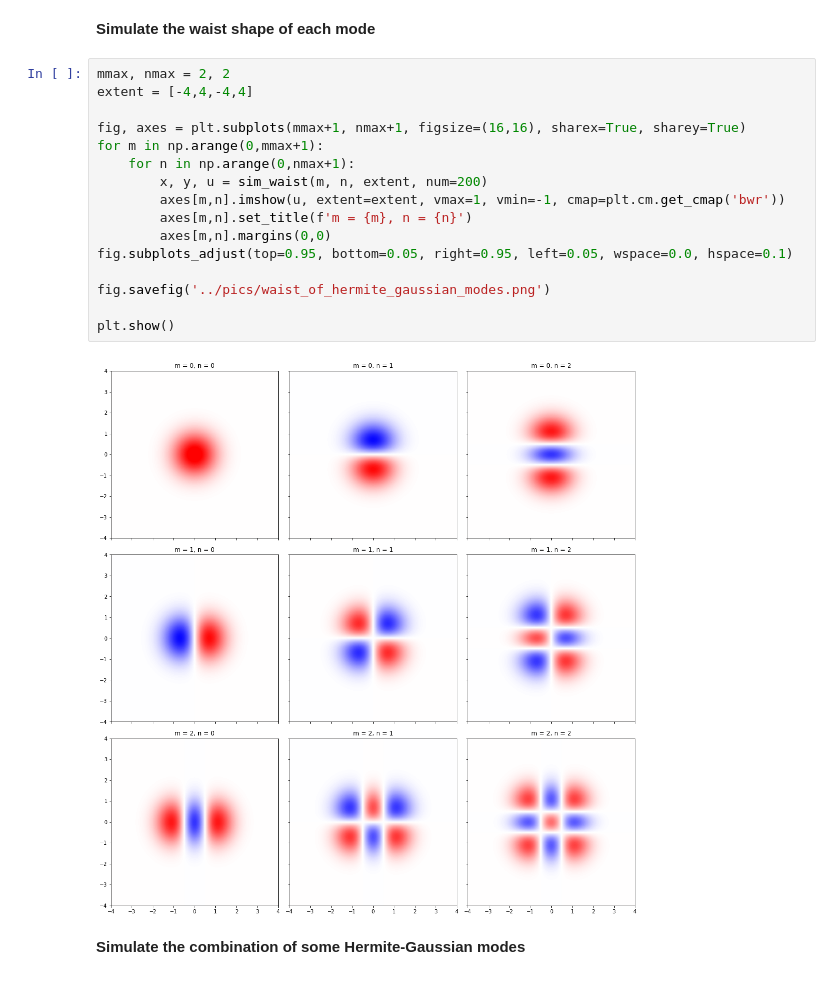
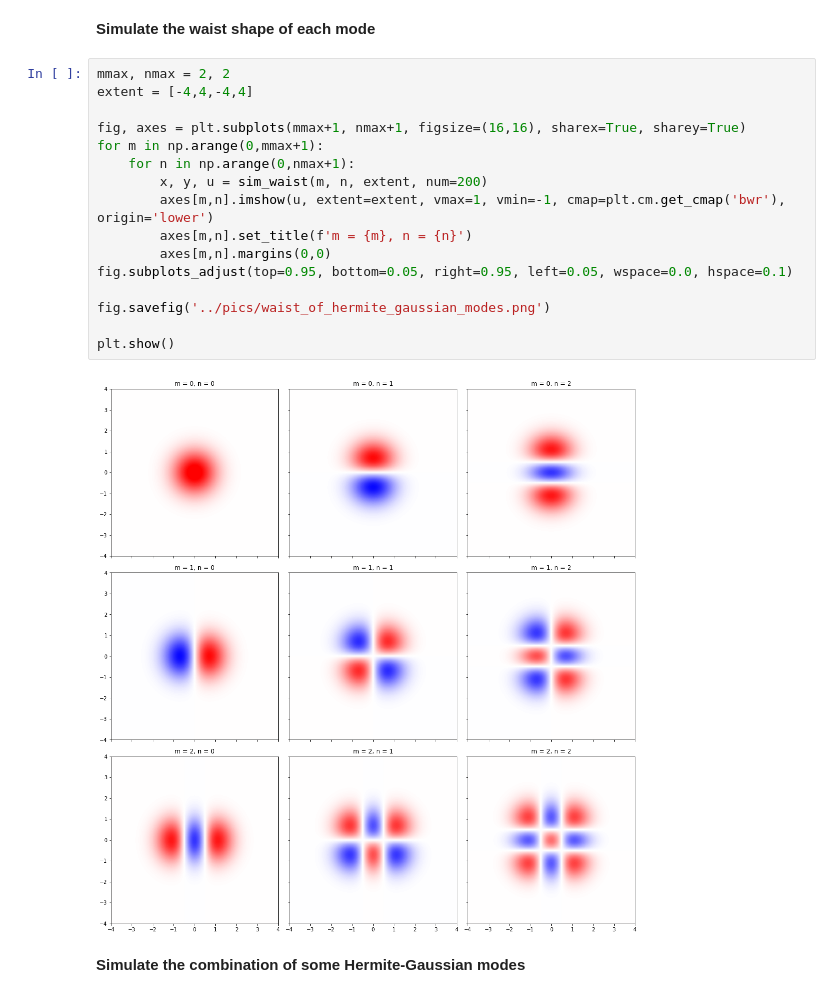
Before and after one commit to bobdadada/cavag, a Jupyter notebook: docs/_assets/notes/hermite_gaussian_beam.ipynb, the cells around one changed output. Drawn from its saved outputs; the diff is of its cells as text.

```diff
--- a/docs/_assets/notes/hermite_gaussian_beam.ipynb
+++ b/docs/_assets/notes/hermite_gaussian_beam.ipynb
@@ -33,21 +33,21 @@ def sim_waist(m, n, extent, num=100):
 # %%
 mmax, nmax = 2, 2
 extent = [-4,4,-4,4]
 
 fig, axes = plt.subplots(mmax+1, nmax+1, figsize=(16,16), sharex=True, sharey=True)
 for m in np.arange(0,mmax+1):
     for n in np.arange(0,nmax+1):
         x, y, u = sim_waist(m, n, extent, num=200)
-        axes[m,n].imshow(u, extent=extent, vmax=1, vmin=-1, cmap=plt.cm.get_cmap('bwr'))
+        axes[m,n].imshow(u, extent=extent, vmax=1, vmin=-1, cmap=plt.cm.get_cmap('bwr'), origin='lower')
         axes[m,n].set_title(f'm = {m}, n = {n}')
         axes[m,n].margins(0,0)
 fig.subplots_adjust(top=0.95, bottom=0.05, right=0.95, left=0.05, wspace=0.0, hspace=0.1)
 
 fig.savefig('../pics/waist_of_hermite_gaussian_modes.png')
 
 plt.show()
 # %% [output]
-[figure, old version]
+[figure, new version]
 # %% [markdown]
 **Simulate the combination of some Hermite-Gaussian modes**
 # %%
```
Also changed, not shown: parts of 7 cells of this notebook, 4 other files.
